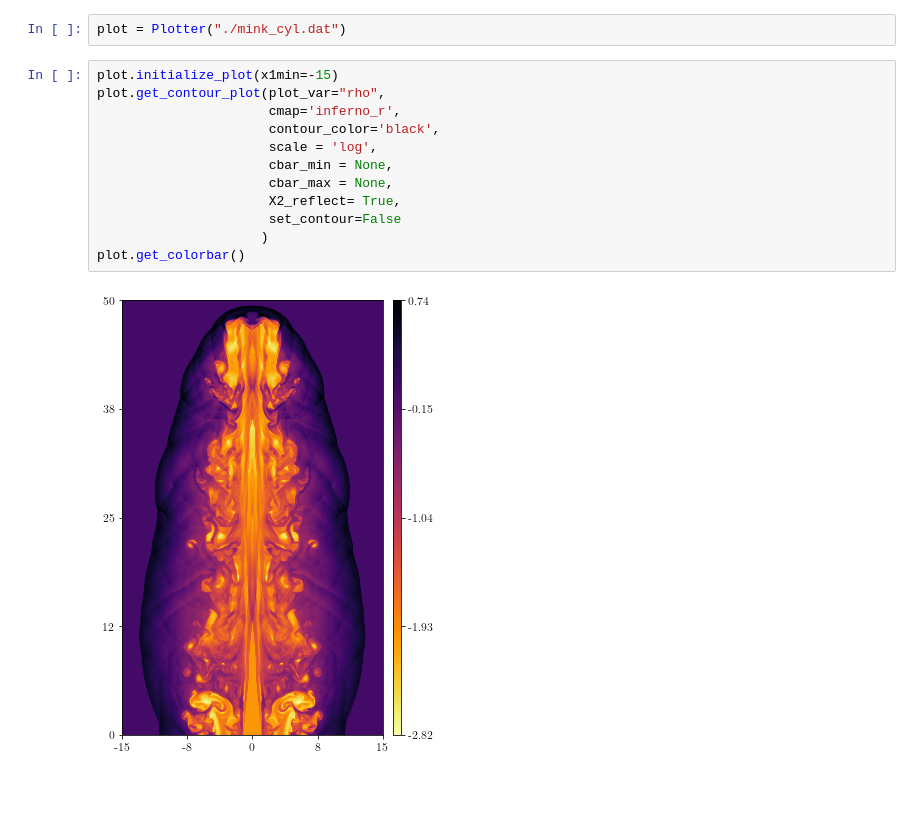
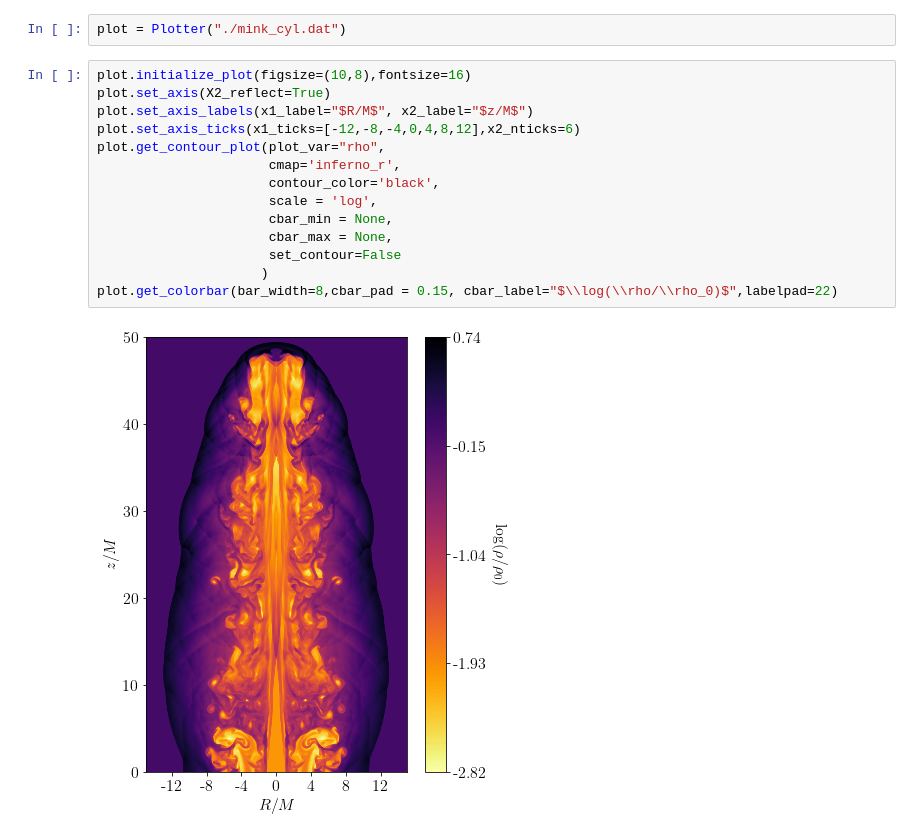
Before and after one commit to aaguayoo/aztekasPlots, a Jupyter notebook: notebooks/aztekasPlot.ipynb, the cells around one changed output. Saved outputs shown, nothing was run; the diff lists cells and outputs as text; blank space fills up the shorter version.

```diff
--- a/notebooks/aztekasPlot.ipynb
+++ b/notebooks/aztekasPlot.ipynb
@@ -20,16 +20,18 @@ plot.get_colorbar()
 # %%
 plot = Plotter("./mink_cyl.dat")
 # %%
-plot.initialize_plot(x1min=-15)
+plot.initialize_plot(figsize=(10,8),fontsize=16)
+plot.set_axis(X2_reflect=True)
+plot.set_axis_labels(x1_label="$R/M$", x2_label="$z/M$")
+plot.set_axis_ticks(x1_ticks=[-12,-8,-4,0,4,8,12],x2_nticks=6)
 plot.get_contour_plot(plot_var="rho",
                       cmap='inferno_r',
                       contour_color='black',
                       scale = 'log',
                       cbar_min = None,
                       cbar_max = None,
-                      X2_reflect= True,
                       set_contour=False
                      )
-plot.get_colorbar()
+plot.get_colorbar(bar_width=8,cbar_pad = 0.15, cbar_label="$\\log(\\rho/\\rho_0)$",labelpad=22)
 # %% [output]
-[figure, old version]
+[figure, new version]
```
Also changed, not shown: parts of 3 cells of this notebook, 1 other file.
